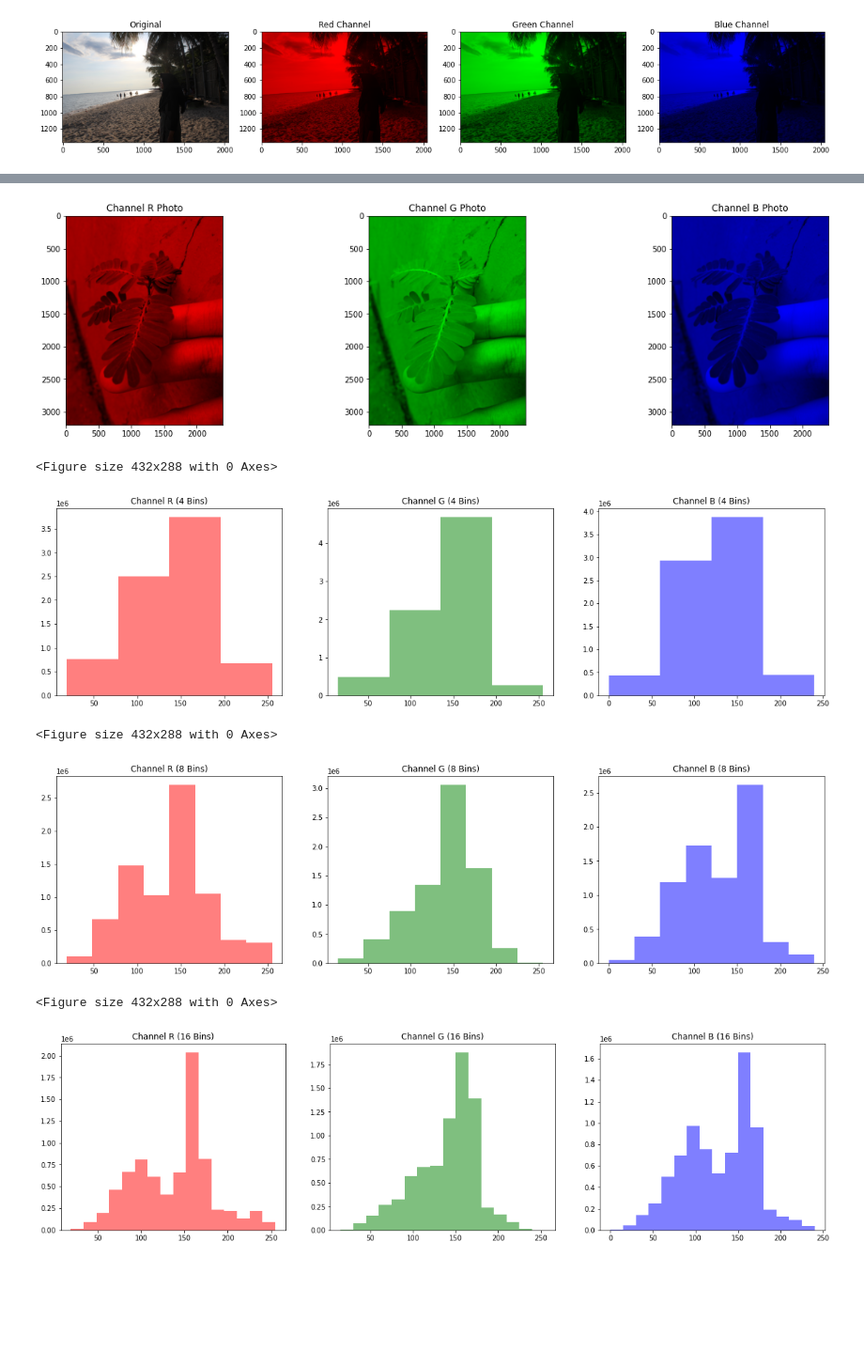
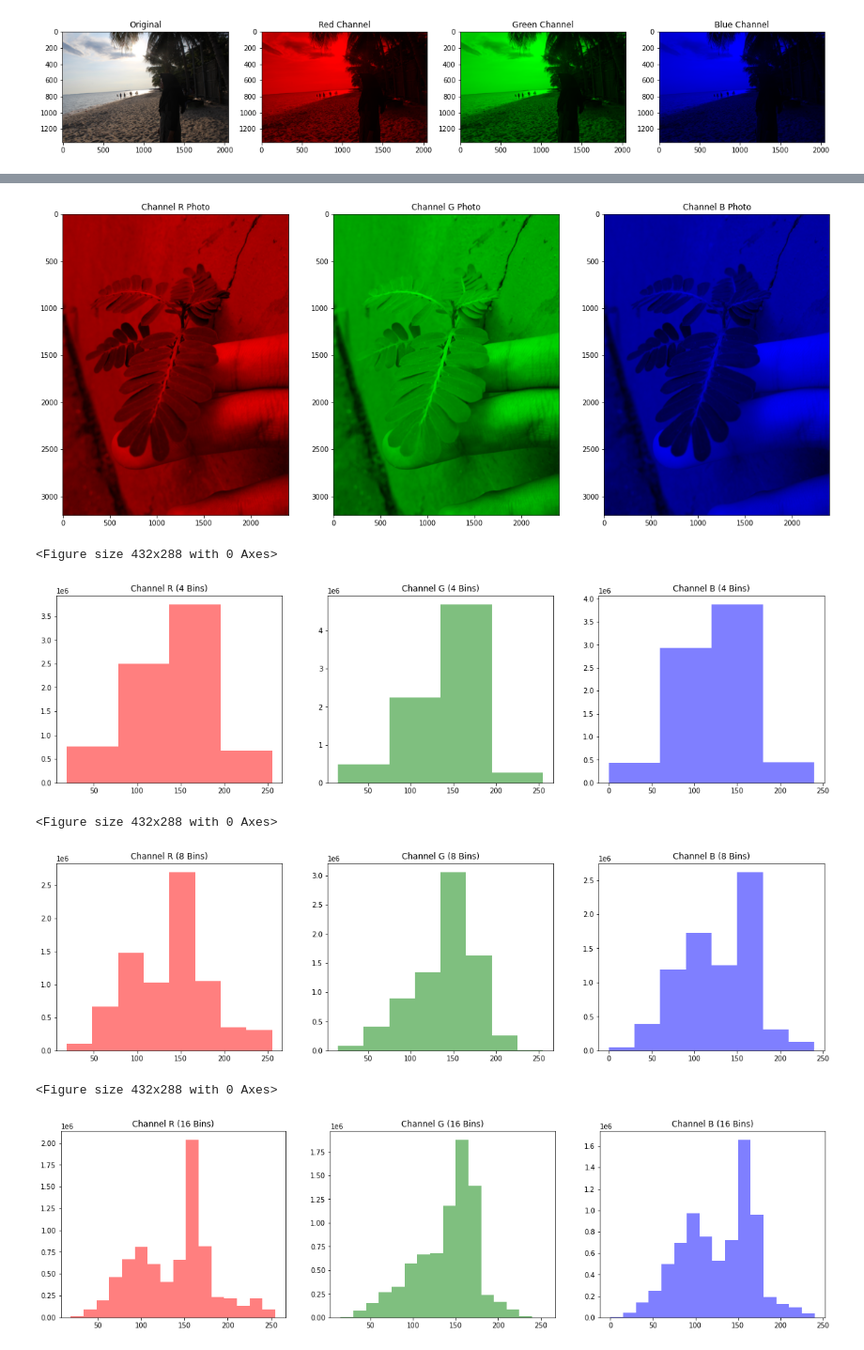
Before and after one commit to slstyrn21/Pengolahan-Citra-Project, a Jupyter notebook: Program_Histogram.ipynb, the cells around one changed output, grey strips where cells are left out. Shown at 94% size. Saved outputs shown, nothing was run; the diff lists cells and outputs as text; code cells hidden in the pictures; blank space fills up the shorter version.

```diff
--- a/Program_Histogram.ipynb
+++ b/Program_Histogram.ipynb
@@ -118,9 +148,9 @@ def rgb_bins(image, bins, title, titleR, titleG, titleB):
 # menampilkan photo R,G,B ke dalam 1 baris
 
 def show_rgb(red, green, blue):
-  img1 = Image.open(red)
-  img2 = Image.open(green)
-  img3 = Image.open(blue)
+  img1 = io.imread(red)
+  img2 = io.imread(green)
+  img3 = io.imread(blue)
 
   fig, axs = plt.subplots(1, 3, figsize=(20,15))
   axs[0].set_title("Channel R Photo")
@@ -132,20 +162,22 @@ def show_rgb(red, green, blue):
 # %%
 # foto terang per-channel dan per-bins
 
 def terang_bins():
   show_rgb("/red_terang.jpg", "/green_terang.jpg", "/blue_terang.jpg")
   figure(0)
   rgb_bins("/terang.jpg", 4, "Foto Terang", "Channel R (4 Bins)", "Channel G (4 Bins)", "Channel B (4 Bins)")
   figure(1)
   rgb_bins("/terang.jpg", 8, "Foto Terang", "Channel R (8 Bins)", "Channel G (8 Bins)", "Channel B (8 Bins)")
   figure(2)
   rgb_bins("/terang.jpg", 16, "Foto Terang", "Channel R (16 Bins)", "Channel G (16 Bins)", "Channel B (16 Bins)")
   figure(3)
   rgb_bins("/terang.jpg", 32, "Foto Terang", "Channel R (32 Bins)", "Channel G (32 Bins)", "Channel B (32 Bins)")
+  figure(4)
+  rgb_bins("/terang.jpg", 256, "Foto Terang", "Channel R (256 Bins)", "Channel G (256 Bins)", "Channel B (256 Bins)")
 
 terang_bins()
 # %% [output]
-[figure, old version]
+[figure, new version]
 <Figure size 432x288 with 0 Axes>
 [figure]
 <Figure size 432x288 with 0 Axes>
```
Also changed, not shown: parts of 8 cells of this notebook.
